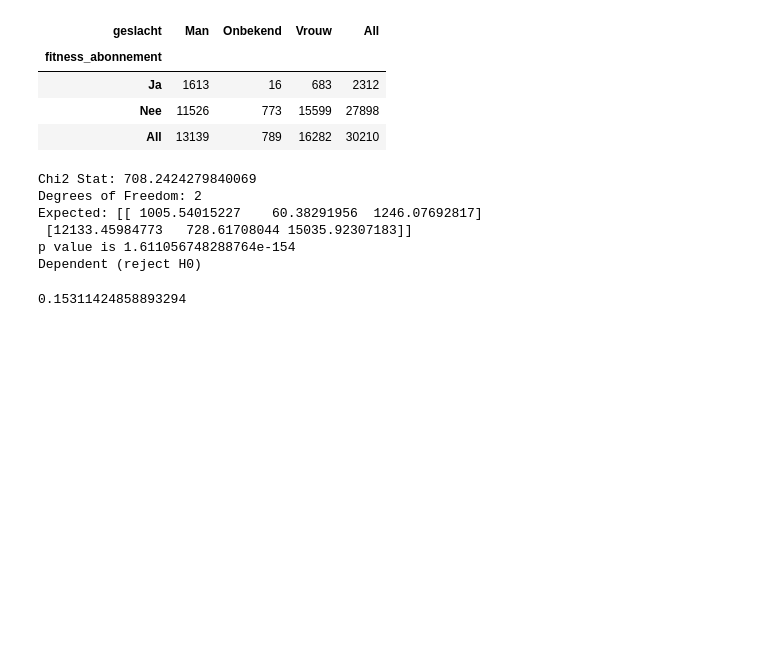
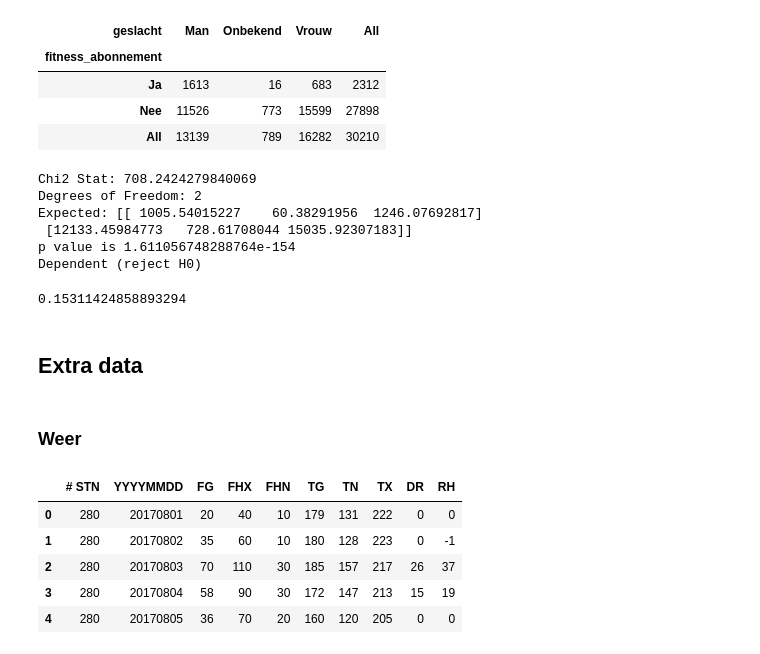
Before and after one commit to kyleholt/Data, a Jupyter notebook: Notebook eindopdracht.ipynb, the cells around one changed output. Drawn from its saved outputs; the diff is of its cells as text; code cells hidden in the pictures; blank space fills up the shorter version.

Commit message:
Weerdata van KNMI toegevoegd om later misschien te gebruiken.

```diff
--- a/Notebook eindopdracht.ipynb
+++ b/Notebook eindopdracht.ipynb
@@ -1363,3 +1363,32 @@ Dependent (reject H0)
 math.sqrt(stat/(len(df_ACLO_card) * (2-1)))
 # %% [output]
 0.15311424858893294
+# %% [markdown]
+## Extra data
+# %% [markdown]
+### Weer
+# %%
+# Weerdata van het KNMI, weerstation Eelde
+# https://www.knmi.nl/nederland-nu/klimatologie/daggegevens
+# Windsnelheid, temperatuur en neerslag geselecteerd
+
+# CSV bestand inlezen
+df_weer = pd.read_csv('KNMI weerdata Eelde 2017-2021.csv', decimal='.', sep=';')
+df_weer.head()
+
+# #STN = Station Eelde
+# FG = Etmaalgemiddelde windsnelheid (in 0.1 m/s)
+# FHX = Hoogste uurgemiddelde windsnelheid (in 0.1 m/s)
+# FHN = Laagste uurgemiddelde windsnelheid (in 0.1 m/s)
+# TG = Etmaalgemiddelde temperatuur (in 0.1 graden Celsius)
+# TN = Minimum temperatuur (in 0.1 graden Celsius)
+# TX = Maximum temperatuur (in 0.1 graden Celsius)
+# DR = Duur van de neerslag (in 0.1 uur)
+# RH = Etmaalsom van de neerslag (in 0.1 mm) (-1 voor <0.05 mm)
+# %% [output]
+|  | # STN | YYYYMMDD | FG | FHX | FHN | TG | TN | TX | DR | RH |
+| 0 | 280 | 20170801 | 20 | 40 | 10 | 179 | 131 | 222 | 0 | 0 |
+| 1 | 280 | 20170802 | 35 | 60 | 10 | 180 | 128 | 223 | 0 | -1 |
+| 2 | 280 | 20170803 | 70 | 110 | 30 | 185 | 157 | 217 | 26 | 37 |
+| 3 | 280 | 20170804 | 58 | 90 | 30 | 172 | 147 | 213 | 15 | 19 |
+| 4 | 280 | 20170805 | 36 | 70 | 20 | 160 | 120 | 205 | 0 | 0 |
```
Also changed, not shown: parts of 8 cells of this notebook, 1 other file.
